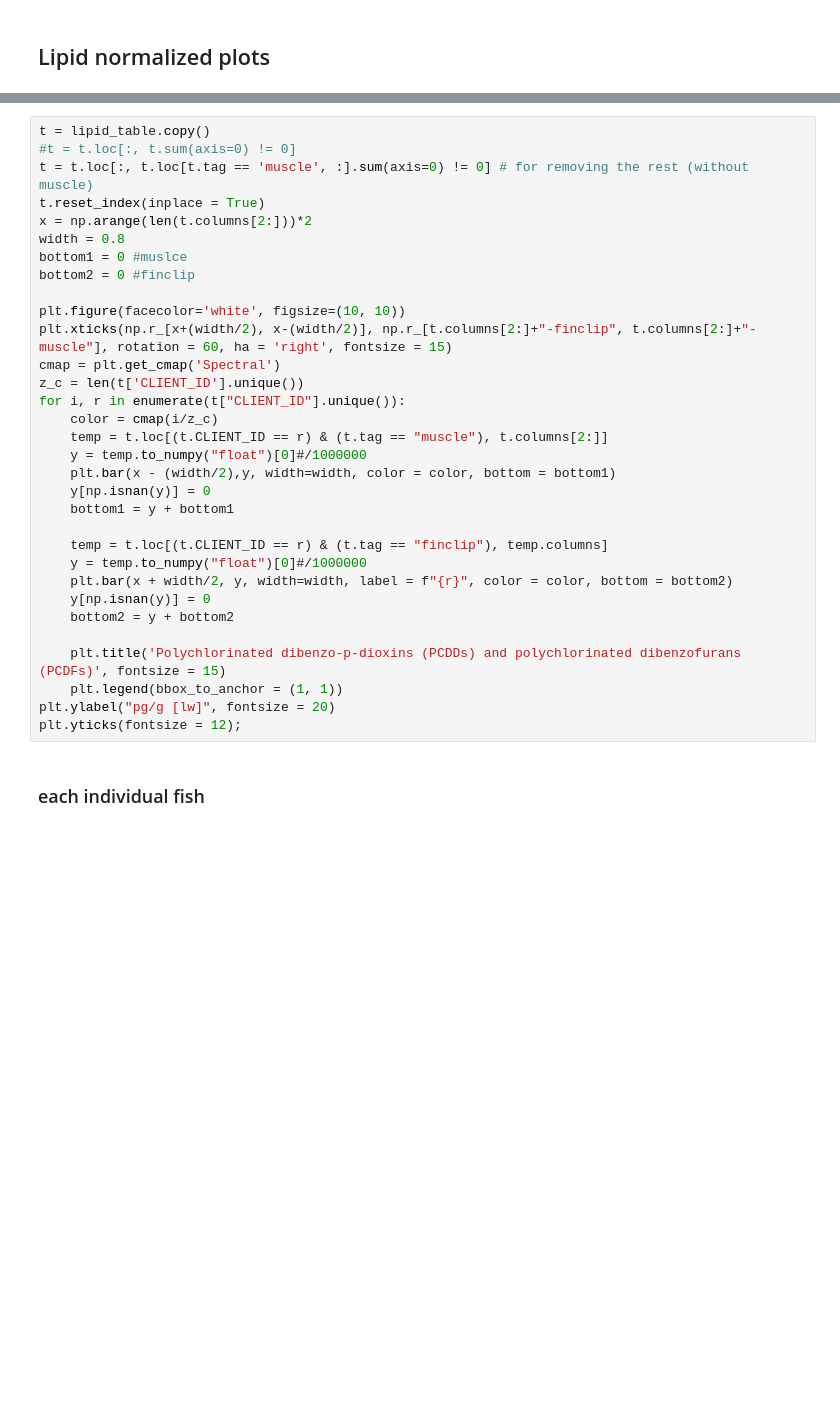
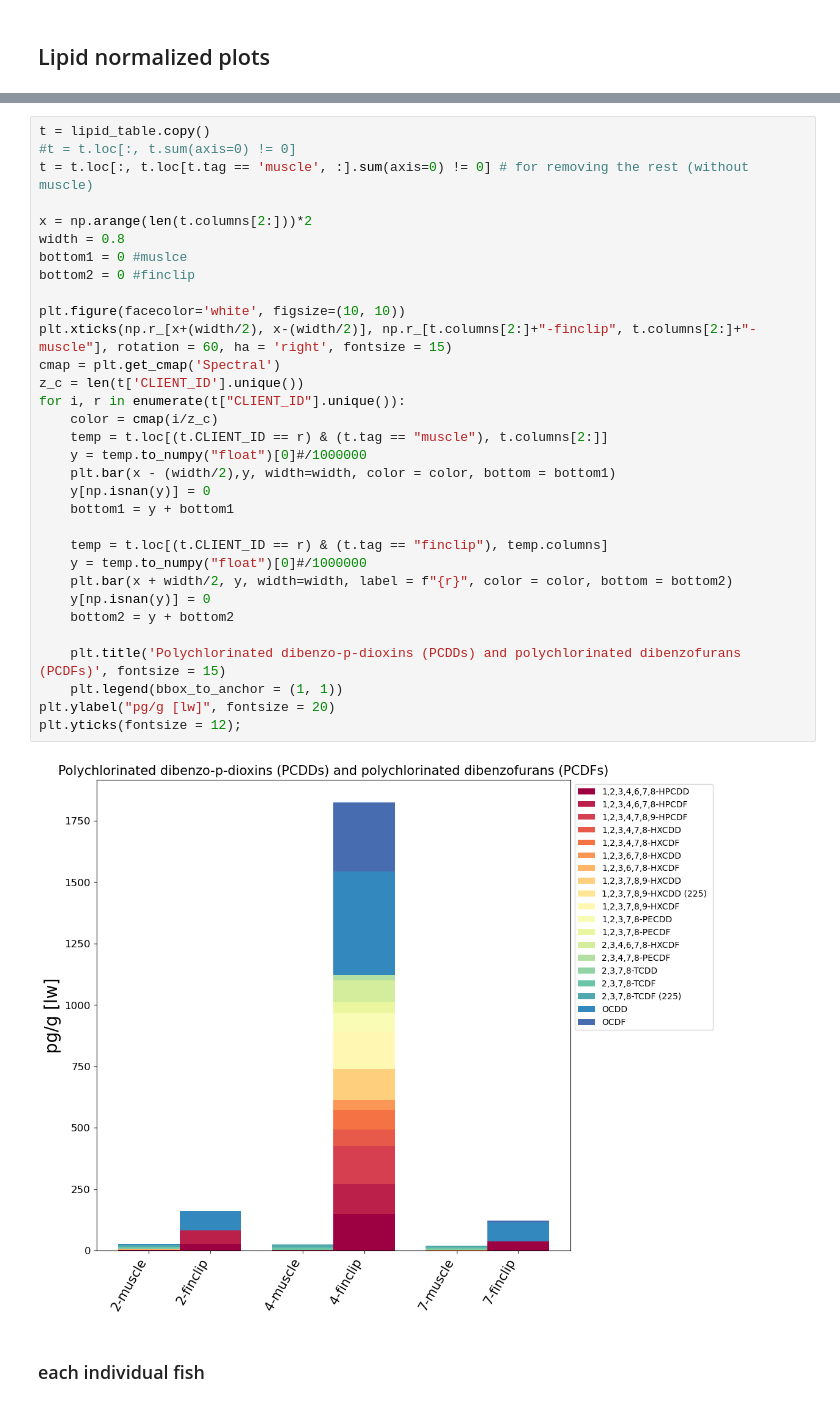
Before and after one commit to amirmtaghizadegan/Sturgeon, a Jupyter notebook: finclips.ipynb, the cells around one changed output, grey strips where cells are left out. Drawn from its saved outputs; the diff is of its cells as text; blank space fills up the shorter version.

```diff
--- a/finclips.ipynb
+++ b/finclips.ipynb
@@ -236,34 +347,36 @@ for r in t["CLIENT_ID"].unique():
 t = lipid_table.copy()
 #t = t.loc[:, t.sum(axis=0) != 0]
 t = t.loc[:, t.loc[t.tag == 'muscle', :].sum(axis=0) != 0] # for removing the rest (without muscle)
-t.reset_index(inplace = True)
+
 x = np.arange(len(t.columns[2:]))*2
 width = 0.8
 bottom1 = 0 #muslce
 bottom2 = 0 #finclip
 
 plt.figure(facecolor='white', figsize=(10, 10))
 plt.xticks(np.r_[x+(width/2), x-(width/2)], np.r_[t.columns[2:]+"-finclip", t.columns[2:]+"-muscle"], rotation = 60, ha = 'right', fontsize = 15)
 cmap = plt.get_cmap('Spectral')
 z_c = len(t['CLIENT_ID'].unique())
 for i, r in enumerate(t["CLIENT_ID"].unique()):
     color = cmap(i/z_c)
     temp = t.loc[(t.CLIENT_ID == r) & (t.tag == "muscle"), t.columns[2:]]
     y = temp.to_numpy("float")[0]#/1000000
     plt.bar(x - (width/2),y, width=width, color = color, bottom = bottom1)
     y[np.isnan(y)] = 0
     bottom1 = y + bottom1
 
     temp = t.loc[(t.CLIENT_ID == r) & (t.tag == "finclip"), temp.columns]
     y = temp.to_numpy("float")[0]#/1000000
     plt.bar(x + width/2, y, width=width, label = f"{r}", color = color, bottom = bottom2)
     y[np.isnan(y)] = 0
     bottom2 = y + bottom2
 
     plt.title('Polychlorinated dibenzo-p-dioxins (PCDDs) and polychlorinated dibenzofurans (PCDFs)', fontsize = 15)
     plt.legend(bbox_to_anchor = (1, 1))
 plt.ylabel("pg/g [lw]", fontsize = 20)
 plt.yticks(fontsize = 12);
+# %% [output]
+[figure, added]
 # %% [markdown]
 ### each individual fish
 # %%
```
Also changed, not shown: parts of 10 cells of this notebook.
